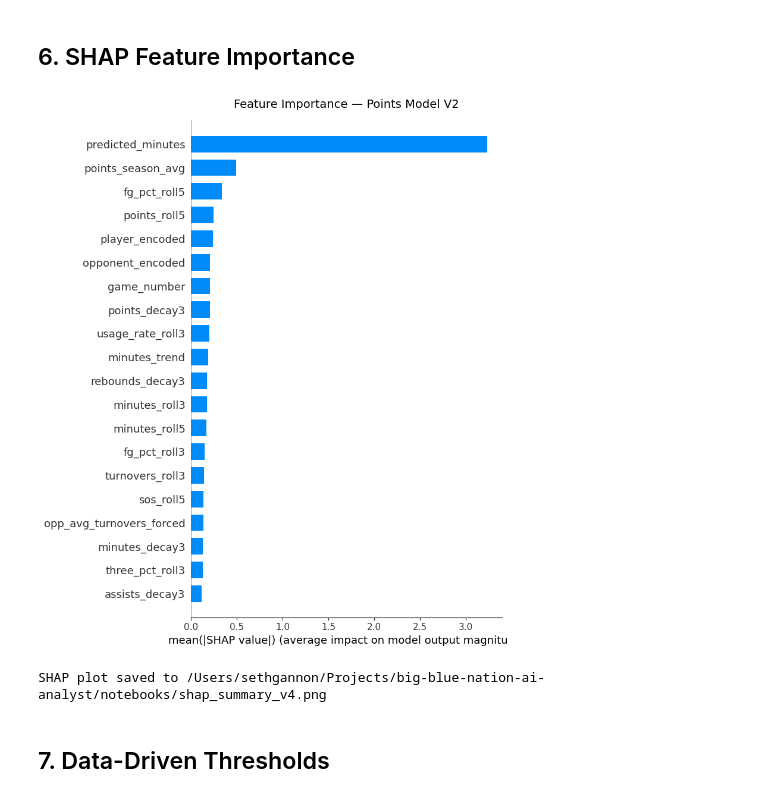
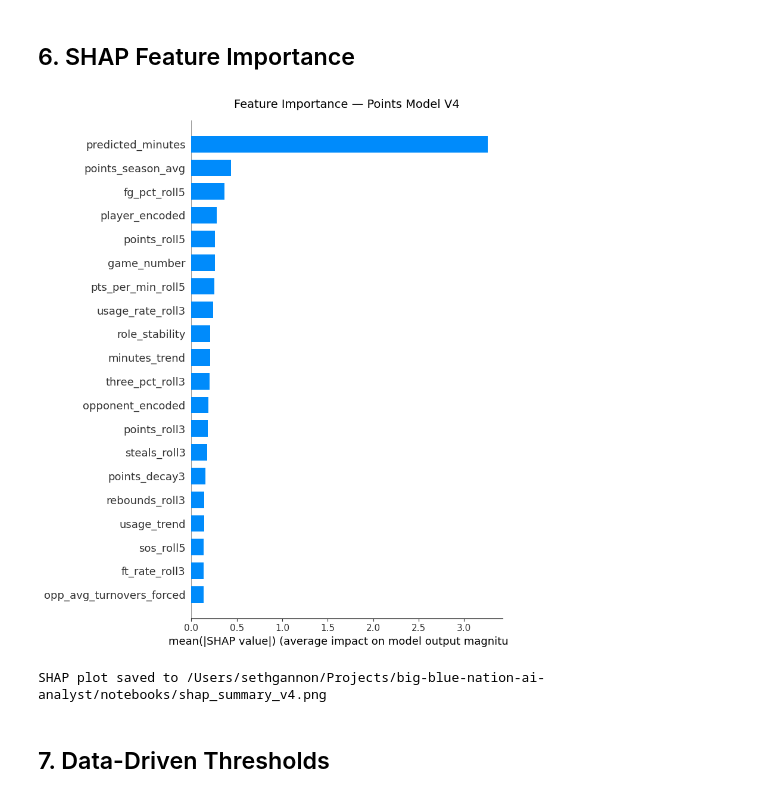
Before and after one commit to dsgannon/big-blue-nation-ai-analyst, a Jupyter notebook: notebooks/model_v2.ipynb, the cells around one changed output. Saved outputs shown, nothing was run; the diff lists cells and outputs as text; code cells hidden in the pictures.

```diff
--- a/notebooks/model_v2.ipynb
+++ b/notebooks/model_v2.ipynb
@@ -256,22 +303,22 @@ sos_roll5 range: 64.2 – 86.2
 # %%
-# ── Feature columns V2 + V3 ─────────────────────────────────────────────────
+# ── Feature columns V4 ──────────────────────────────────────────────────────
 FEATURE_COLS_V2 = [
-    # Standard rolling
+    # Rolling averages
     'points_roll3', 'points_roll5', 'points_season_avg',
-    'rebounds_roll3', 'assists_roll3',
-    'minutes_roll3', 'minutes_roll5',
-    'fg_pct_roll3', 'fg_pct_roll5', 'three_pct_roll3',
-    'turnovers_roll3', 'points_trend', 'minutes_trend',
-    # V2: temporal decay
+    'rebounds_roll3', 'assists_roll3', 'steals_roll3',
+    'fg_pct_roll5', 'three_pct_roll3',
+    'minutes_trend',
+    # Temporal decay (points only — minutes captured by predicted_minutes)
     'points_decay3', 'points_decay5',
-    'minutes_decay3', 'minutes_decay5',
-    'rebounds_decay3', 'assists_decay3',
-    # V2: hot/cold streak
+    # Hot/cold streak
     'hot_streak', 'usage_trend',
     # V3: usage rate + strength of schedule
     'usage_rate_roll3', 'sos_roll5',
+    # V4: efficiency + role
+    'ft_rate_roll3', 'pts_per_min_roll5', 'role_stability',
     # Context
-    'is_home', 'game_number', 'starter',
+    'is_home', 'neutral_site', 'conf_game',
+    'game_number', 'starter',
     'is_current_season', 'season_segment',
     'days_rest', 'is_back_to_back',
     'opp_avg_points_allowed', 'opp_avg_rebounds', 'opp_avg_turnovers_forced',
@@ -281,15 +328,15 @@ FEATURE_COLS_V2 = [
 MINUTES_FEATURES_V2 = [
     'minutes_roll3', 'minutes_roll5', 'minutes_season_avg', 'minutes_trend',
     'minutes_decay3', 'minutes_decay5',
-    # V3 features
     'usage_rate_roll3', 'sos_roll5',
+    'role_stability',
     'starter', 'is_home', 'game_number',
     'is_current_season', 'season_segment',
     'days_rest', 'is_back_to_back',
     'player_encoded', 'position_encoded'
 ]
 
-# ── Prepare training data ──────────────────────────────────────────────────────
+# ── Prepare training data ─────────────────────────────────────────────────────
 required = FEATURE_COLS_V2 + ['points', 'minutes', 'rebounds', 'assists']
 df_model = df.dropna(subset=required).copy()
 
@@ -557,23 +615,23 @@ Model will improve significantly with full season data.
 # %% [markdown]
 ## 6. SHAP Feature Importance
 # %%
-# ── SHAP plot for points model ─────────────────────────────────────────────────
+# ── SHAP plot for points model ──────────────────────────────────────────────
 explainer = shap.TreeExplainer(model_v2_points)
 shap_values = explainer.shap_values(X_test)
 
 plt.figure(figsize=(10, 8))
 shap.summary_plot(shap_values, X_test,
                    feature_names=FEATURE_COLS_V2_WITH_MIN,
                    plot_type='bar', show=False)
-plt.title('Feature Importance — Points Model V2', fontsize=14, pad=15)
+plt.title('Feature Importance — Points Model V4', fontsize=14, pad=15)
 plt.tight_layout()
 
 shap_path = os.path.join(PROJECT_ROOT, 'notebooks', 'shap_summary_v4.png')
 plt.savefig(shap_path, dpi=150, bbox_inches='tight')
 plt.show()
 print(f'SHAP plot saved to {shap_path}')
 # %% [output]
-[figure, old version]
+[figure, new version]
 SHAP plot saved to /Users/sethgannon/Projects/big-blue-nation-ai-analyst/notebooks/shap_summary_v4.png
 # %% [markdown]
 ## 7. Data-Driven Thresholds
```
Also changed, not shown: parts of 7 cells of this notebook, 9 other files.
